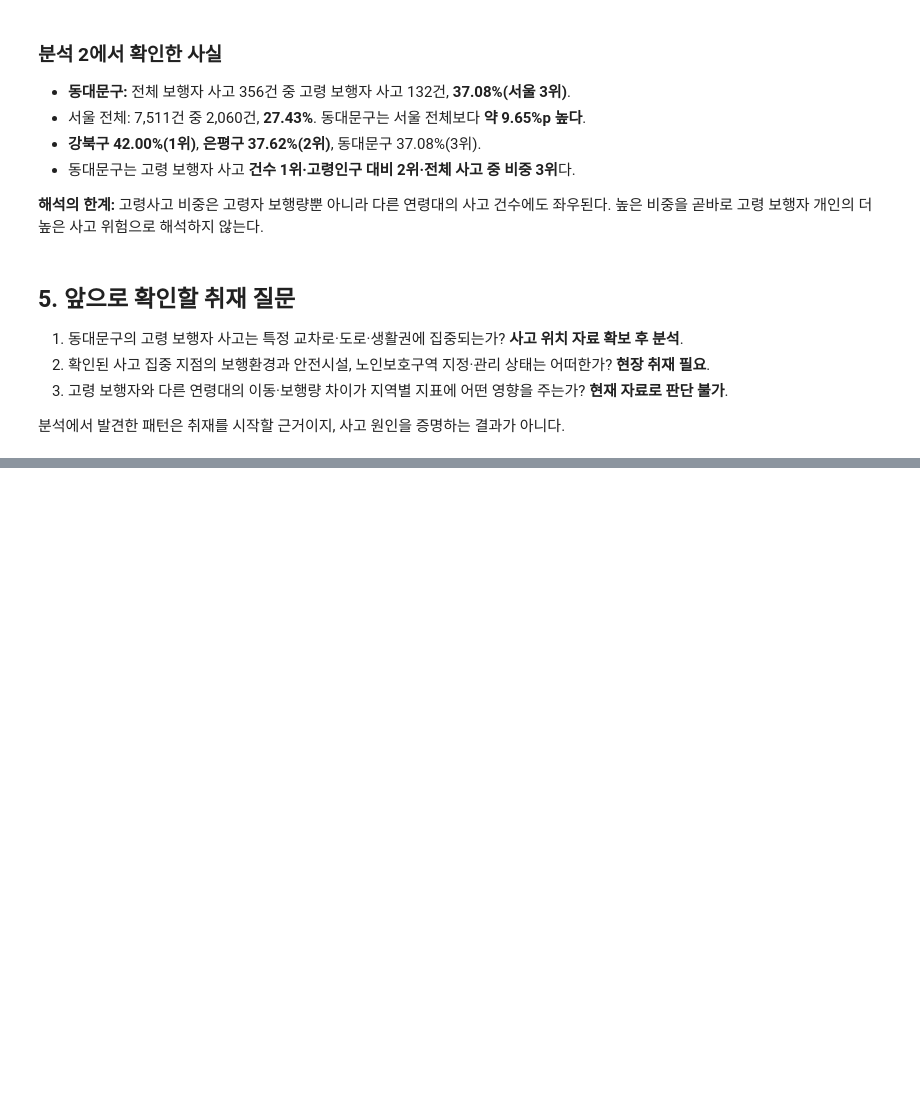
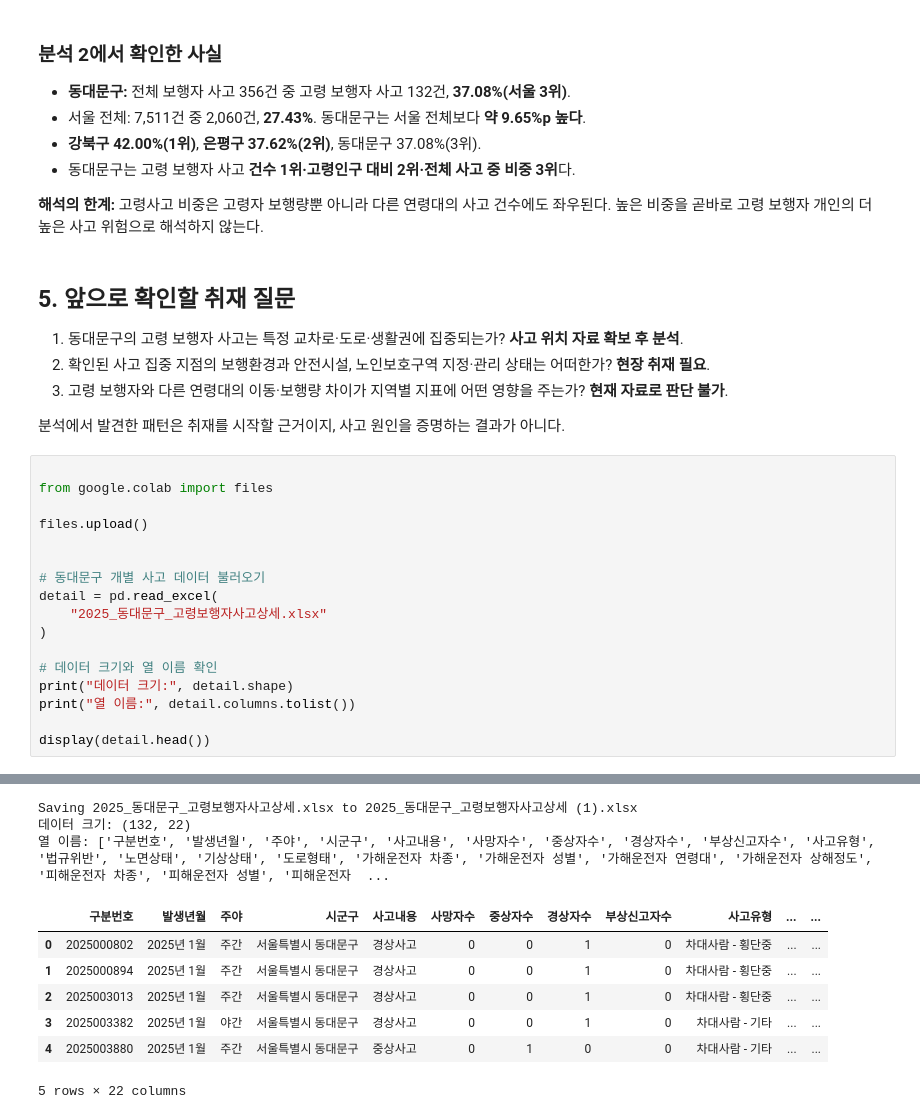
Before and after one commit to csy04x2/elder_accident, a Jupyter notebook: analysis.ipynb, the cells around one changed output, grey strips where cells are left out. Drawn from its saved outputs; the diff is of its cells as text; blank space fills up the shorter version.

```diff
--- a/analysis.ipynb
+++ b/analysis.ipynb
@@ -124,3 +181,21 @@ print(f'서울 전체 고령 보행자 사고 비중: {seoul_share:.2f}%')
 3. 고령 보행자와 다른 연령대의 이동·보행량 차이가 지역별 지표에 어떤 영향을 주는가? **현재 자료로 판단 불가**.
 
 분석에서 발견한 패턴은 취재를 시작할 근거이지, 사고 원인을 증명하는 결과가 아니다.
+# %%
+
+from google.colab import files
+
+files.upload()
+
+
+# 동대문구 개별 사고 데이터 불러오기
+detail = pd.read_excel(
+    "2025_동대문구_고령보행자사고상세.xlsx"
+)
+
+# 데이터 크기와 열 이름 확인
+print("데이터 크기:", detail.shape)
+print("열 이름:", detail.columns.tolist())
+
+display(detail.head())
+# %% [output]
@@ -126,0 +203,10 @@ print(f'서울 전체 고령 보행자 사고 비중: {seoul_share:.2f}%')
+Saving 2025_동대문구_고령보행자사고상세.xlsx to 2025_동대문구_고령보행자사고상세 (1).xlsx
+데이터 크기: (132, 22)
+열 이름: ['구분번호', '발생년월', '주야', '시군구', '사고내용', '사망자수', '중상자수', '경상자수', '부상신고자수', '사고유형', '법규위반', '노면상태', '기상상태', '도로형태', '가해운전자 차종', '가해운전자 성별', '가해운전자 연령대', '가해운전자 상해정도', '피해운전자 차종', '피해운전자 성별', '피해운전자  ...
+|  | 구분번호 | 발생년월 | 주야 | 시군구 | 사고내용 | 사망자수 | 중상자수 | 경상자수 | 부상신고자수 | 사고유형 | ... | ... |
+| 0 | 2025000802 | 2025년 1월 | 주간 | 서울특별시 동대문구 | 경상사고 | 0 | 0 | 1 | 0 | 차대사람 - 횡단중 | ... | ... |
+| 1 | 2025000894 | 2025년 1월 | 주간 | 서울특별시 동대문구 | 경상사고 | 0 | 0 | 1 | 0 | 차대사람 - 횡단중 | ... | ... |
+| 2 | 2025003013 | 2025년 1월 | 주간 | 서울특별시 동대문구 | 경상사고 | 0 | 0 | 1 | 0 | 차대사람 - 횡단중 | ... | ... |
+| 3 | 2025003382 | 2025년 1월 | 야간 | 서울특별시 동대문구 | 경상사고 | 0 | 0 | 1 | 0 | 차대사람 - 기타 | ... | ... |
+| 4 | 2025003880 | 2025년 1월 | 주간 | 서울특별시 동대문구 | 중상사고 | 0 | 1 | 0 | 0 | 차대사람 - 기타 | ... | ... |
+5 rows × 22 columns
```
Also changed, not shown: parts of 12 cells of this notebook, 3 other files.
